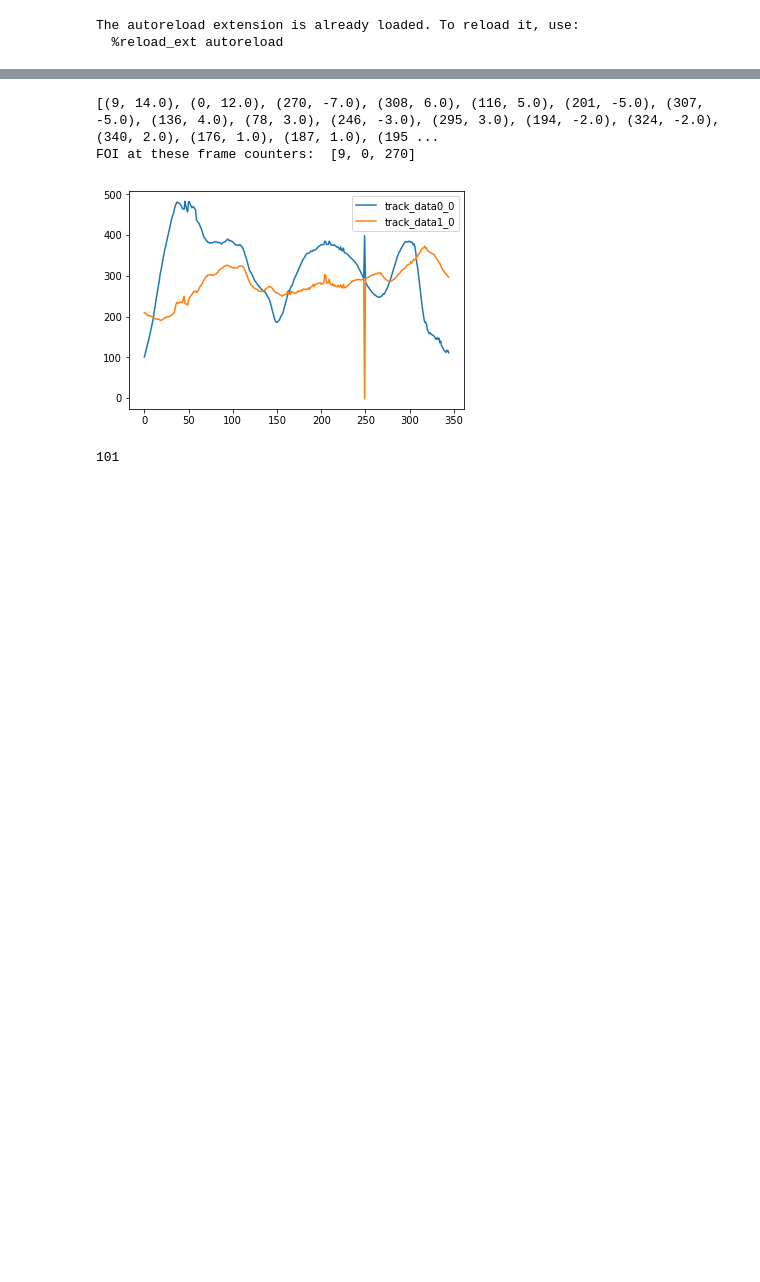
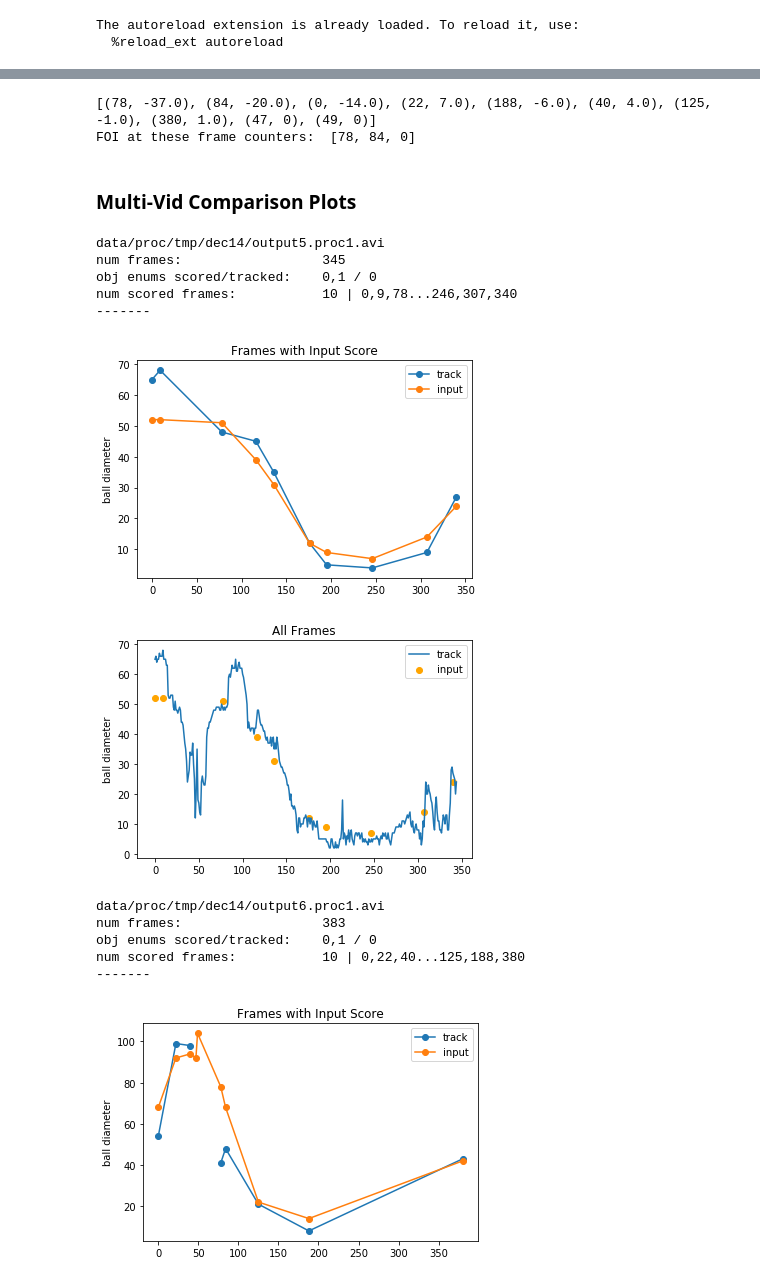
Before and after one commit to sutt/ppd, a Jupyter notebook: books/eval-module-2.ipynb, the cells around one changed output, grey strips where cells are left out. Drawn from its saved outputs; the diff is of its cells as text; code cells hidden in the pictures; blank space fills up the shorter version.

```diff
--- a/books/eval-module-2.ipynb
+++ b/books/eval-module-2.ipynb
@@ -53,6 +58,8 @@ data = od.displayDiameterPlot(b_ret=True)
 # %%
 # use return data to find frames-of-interest:
 #   where's the largest discrepancy?
+
+replace_nan = 0  #0=ignore nan's, 999=highlight nan's
 
 ipt, trk = data[False]['input'], data[False]['track']
 
@@ -60,6 +67,11 @@ ipt_y, trk_y, x = ipt[1], trk[1], ipt[0]
 
 tracker_diff = [(x, trk - ipt) for ipt, trk, x in zip(ipt_y, trk_y, x)]
 
+tracker_diff = map(lambda elem: (elem[0],
+                         replace_nan if math.isnan(elem[1]) else elem[1]
+                                )
+                   ,tracker_diff)
+
 tracker_diff.sort(key=lambda elem: abs(elem[1]), reverse=True)
 print tracker_diff
 
@@ -67,9 +79,5 @@ num_frames = 3
 foiList = [elem[0] for elem in tracker_diff[:num_frames]]
 print 'FOI at these frame counters: ', str(foiList)
 # %% [output]
-[(9, 14.0), (0, 12.0), (270, -7.0), (308, 6.0), (116, 5.0), (201, -5.0), (307, -5.0), (136, 4.0), (78, 3.0), (246, -3.0), (295, 3.0), (194, -2.0), (324, -2.0), (340, 2.0), (176, 1.0), (187, 1.0), (195 ...
-FOI at these frame counters:  [9, 0, 270]
+[(78, -37.0), (84, -20.0), (0, -14.0), (22, 7.0), (188, -6.0), (40, 4.0), (125, -1.0), (380, 1.0), (47, 0), (49, 0)]
+FOI at these frame counters:  [78, 84, 0]
-# %%
-od.displaySeriesPlot(col_names=['track_data0_0', 'track_data1_0'])
-# %% [output]
-[figure, removed]
@@ -78,4 +84,34 @@ df = od.get()
-# %%
-df['track_data0_0'][0]
-# %% [output]
-101
+# %% [markdown]
+### Multi-Vid Comparison Plots
+# %%
+vids = [
+     'data/proc/tmp/dec14/output5.proc1.avi'
+    ,'data/proc/tmp/dec14/output6.proc1.avi'
+]
+
+od_dict = {}
+
+for vid_fn in vids:
+    _ = subprocEval(vid_fn)
+    _od = OutcomeData()
+    od_dict[vid_fn] = copy.deepcopy(_od)
+
+for _k in od_dict.keys():
+    print _k
+    _odObj = od_dict[_k]
+    _odObj.displaySummaryStats()
+    _odObj.displayDiameterPlot()
+# %% [output]
+data/proc/tmp/dec14/output5.proc1.avi
+num frames:                  345
+obj enums scored/tracked:    0,1 / 0
+num scored frames:           10 | 0,9,78...246,307,340
+-------
+[figure, added]
+[figure, added]
+data/proc/tmp/dec14/output6.proc1.avi
+num frames:                  383
+obj enums scored/tracked:    0,1 / 0
+num scored frames:           10 | 0,22,40...125,188,380
+-------
+[figure, added]
```
Also changed, not shown: parts of 9 cells of this notebook, 3 other files.
